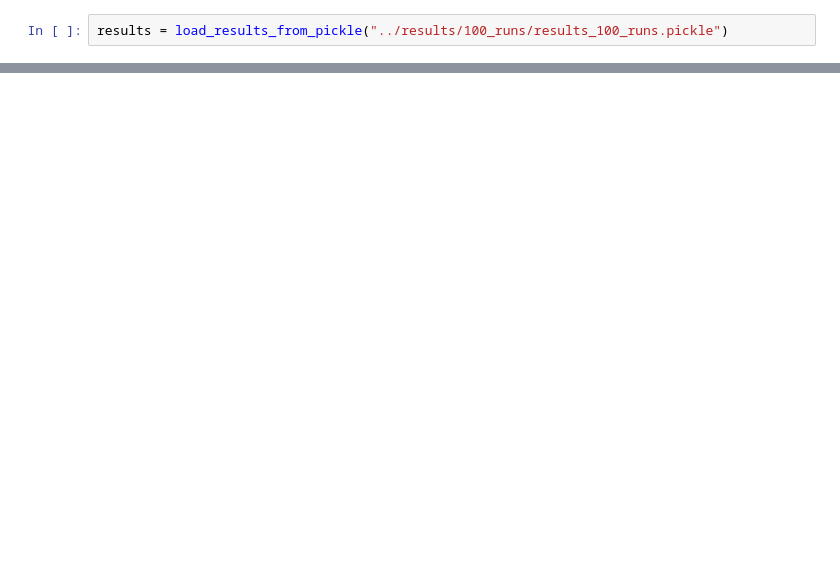
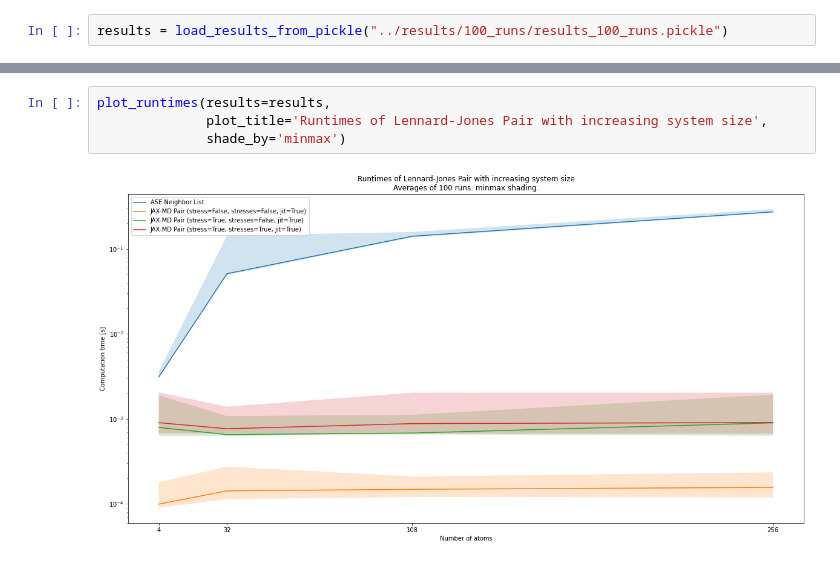
Before and after one commit to fabiannagel/gknet-benchmarks, a Jupyter notebook: misc/Result visualizations.ipynb, the cells around one changed output, grey strips where cells are left out. Saved outputs shown, nothing was run; the diff lists cells and outputs as text; blank space fills up the shorter version.

```diff
--- a/misc/Result visualizations.ipynb
+++ b/misc/Result visualizations.ipynb
@@ -60,0 +96,6 @@ plot_runtime_variances(single_calculator_results)
+# %%
+plot_runtimes(results=results,
+              plot_title='Runtimes of Lennard-Jones Pair with increasing system size',
+              shade_by='minmax')
+# %% [output]
+[figure, added]
```
Also changed, not shown: parts of 15 cells of this notebook, 7 other files.
